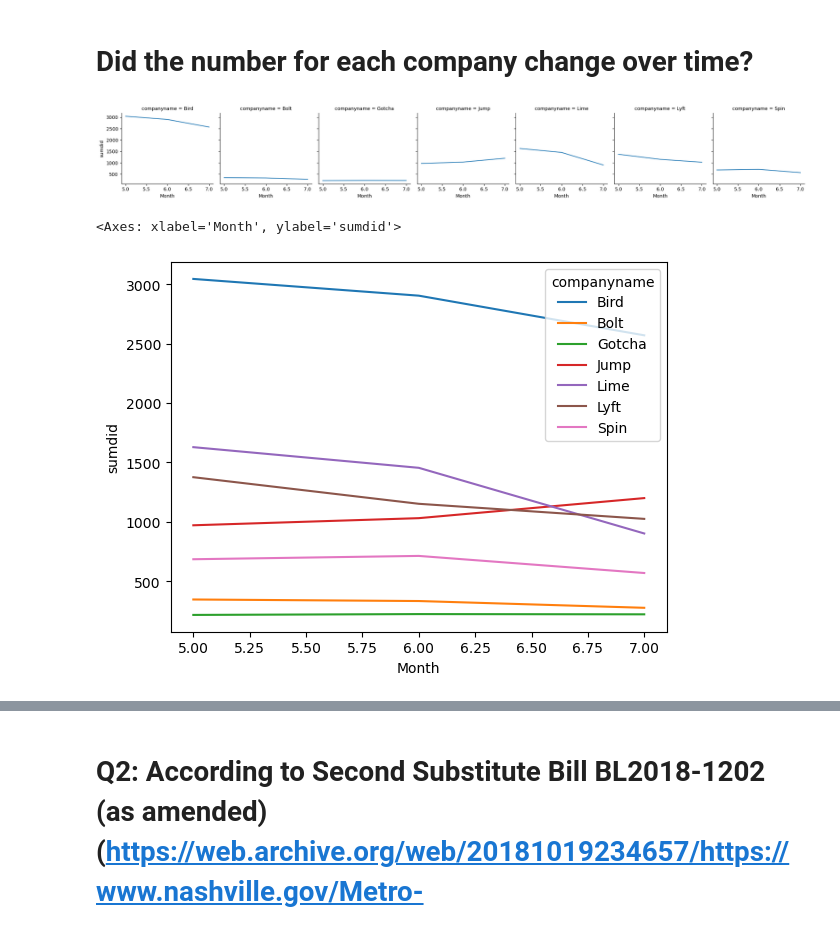
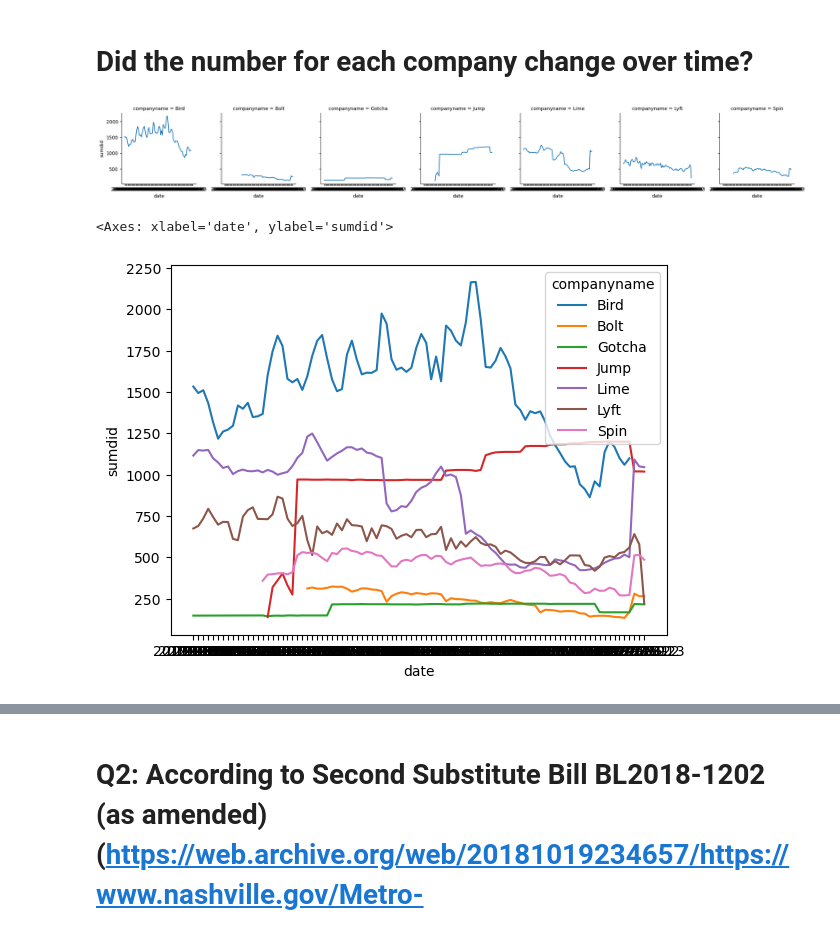
Before and after one commit to NSS-Data-Analytics-Cohort-11/scooters-margherita, a Jupyter notebook: notebook/scooters.ipynb, the cells around one changed output, grey strips where cells are left out. Cells and saved outputs as stored; diff of their text form; code cells hidden in the pictures.

```diff
--- a/notebook/scooters.ipynb
+++ b/notebook/scooters.ipynb
@@ -287,3 +217,5 @@ memory usage: 5.2+ GB
+# %%
+scooters = pd.read_csv('../data/scooters.csv')
 # %% [markdown]
 # How many scooters did each company have in this time frame?
 # %%
@@ -301,16 +233,16 @@ Name: sumdid, dtype: int64
 # %% [markdown]
 # Did the number for each company change over time?
 # %%
-scooters_by_month_by_company = all_scooters.groupby(['companyname', 'Month'])['sumdid'].nunique().reset_index()
+scooters_by_month_by_company = scooters.groupby(['companyname', 'date'])['sumdid'].nunique().reset_index()
 # %%
 graph = sns.FacetGrid(scooters_by_month_by_company, col='companyname')
-graph.map(sns.lineplot, 'Month', 'sumdid')
+graph.map(sns.lineplot, 'date', 'sumdid')
 plt.show()
 # %% [output]
-[figure, old version]
+[figure, new version]
 # %%
-sns.lineplot(data=scooters_by_month_by_company, x="Month", y="sumdid", hue='companyname')
+sns.lineplot(data=scooters_by_month_by_company, x="date", y="sumdid", hue='companyname')
 # %% [output]
-<Axes: xlabel='Month', ylabel='sumdid'>
+<Axes: xlabel='date', ylabel='sumdid'>
-[figure, old version]
+[figure, new version]
 # %%
```
Also changed, not shown: parts of 40 cells of this notebook.
